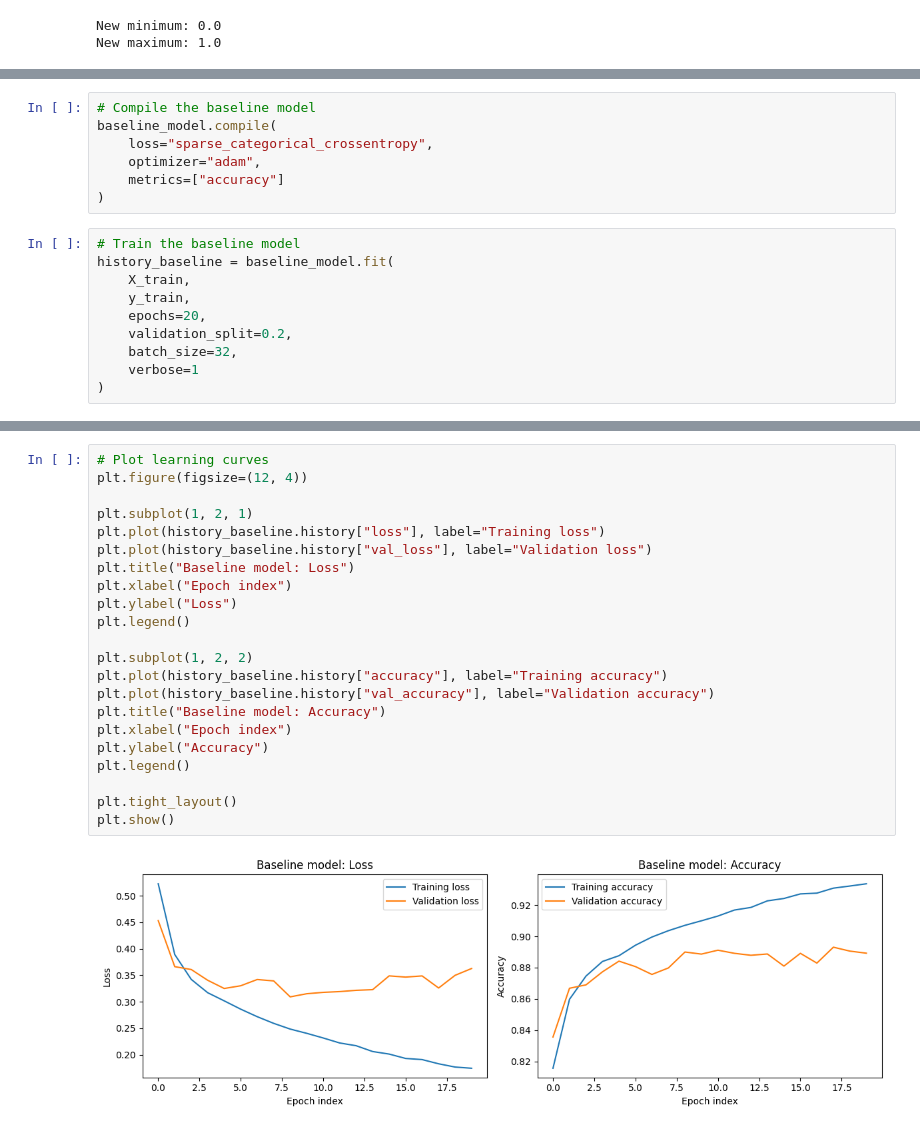
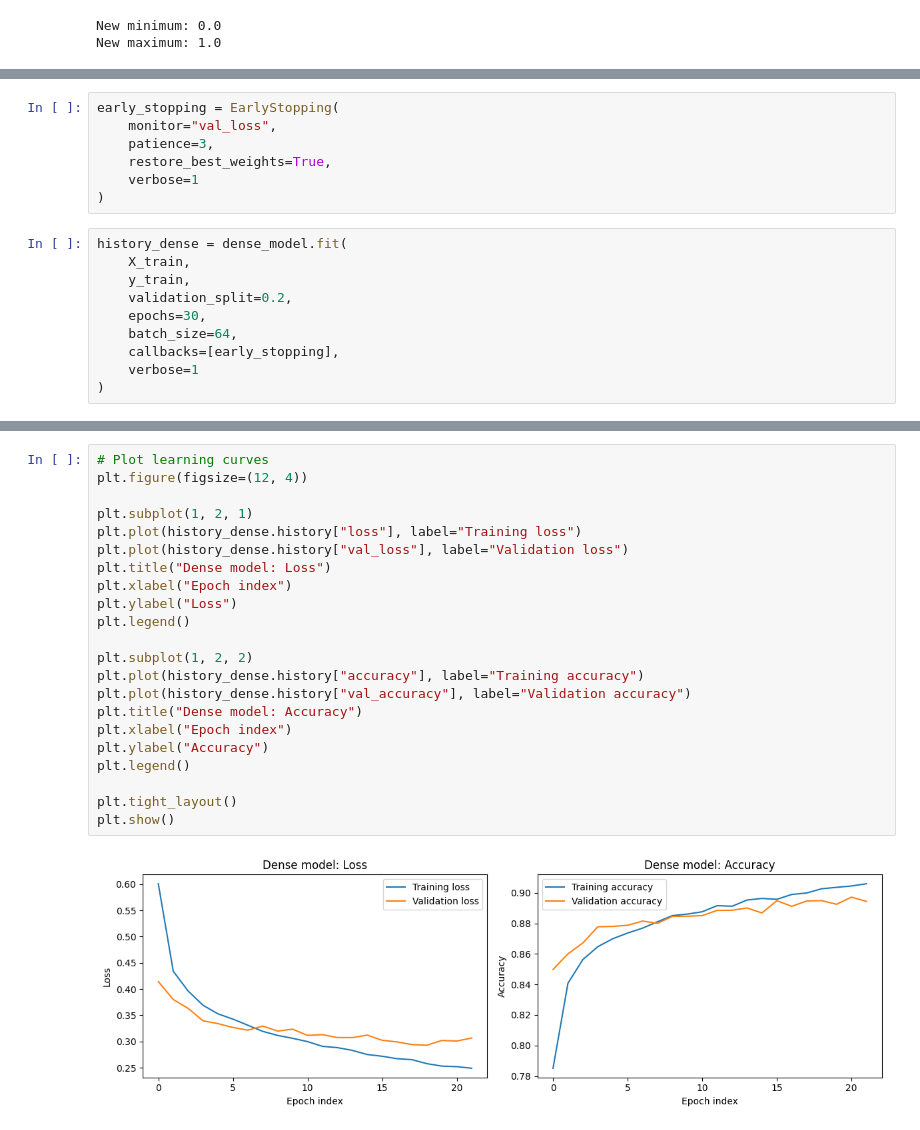
Before and after one commit to NajeebAhmed69/Deep-Learning-Projects, a Jupyter notebook: 1 beginner/1 Fashion-MNIST/Fashion-MNIST.ipynb, the cells around one changed output, grey strips where cells are left out. Cells and saved outputs as stored; diff of their text form.

```diff
--- a/1 beginner/1 Fashion-MNIST/Fashion-MNIST.ipynb
+++ b/1 beginner/1 Fashion-MNIST/Fashion-MNIST.ipynb
@@ -161,19 +178,19 @@ Model: "sequential"
  Non-trainable params: 0 (0.00 B)
 # %%
-# Compile the baseline model
-baseline_model.compile(
-    loss="sparse_categorical_crossentropy",
-    optimizer="adam",
-    metrics=["accuracy"]
+early_stopping = EarlyStopping(
+    monitor="val_loss",
+    patience=3,
+    restore_best_weights=True,
+    verbose=1
 )
 # %%
-# Train the baseline model
-history_baseline = baseline_model.fit(
+history_dense = dense_model.fit(
     X_train,
     y_train,
-    epochs=20,
     validation_split=0.2,
-    batch_size=32,
+    epochs=30,
+    batch_size=64,
+    callbacks=[early_stopping],
     verbose=1
 )
 # %% [output]
@@ -197,26 +214,26 @@ Epoch 20/20
 # %%
 # Plot learning curves
 plt.figure(figsize=(12, 4))
 
 plt.subplot(1, 2, 1)
-plt.plot(history_baseline.history["loss"], label="Training loss")
-plt.plot(history_baseline.history["val_loss"], label="Validation loss")
-plt.title("Baseline model: Loss")
+plt.plot(history_dense.history["loss"], label="Training loss")
+plt.plot(history_dense.history["val_loss"], label="Validation loss")
+plt.title("Dense model: Loss")
 plt.xlabel("Epoch index")
 plt.ylabel("Loss")
 plt.legend()
 
 plt.subplot(1, 2, 2)
-plt.plot(history_baseline.history["accuracy"], label="Training accuracy")
-plt.plot(history_baseline.history["val_accuracy"], label="Validation accuracy")
-plt.title("Baseline model: Accuracy")
+plt.plot(history_dense.history["accuracy"], label="Training accuracy")
+plt.plot(history_dense.history["val_accuracy"], label="Validation accuracy")
+plt.title("Dense model: Accuracy")
 plt.xlabel("Epoch index")
 plt.ylabel("Accuracy")
 plt.legend()
 
 plt.tight_layout()
 plt.show()
 # %% [output]
-[figure, old version]
+[figure, new version]
 # %%
 # Evaluate on the test set
```
Also changed, not shown: parts of 25 cells of this notebook, 3 other files.
